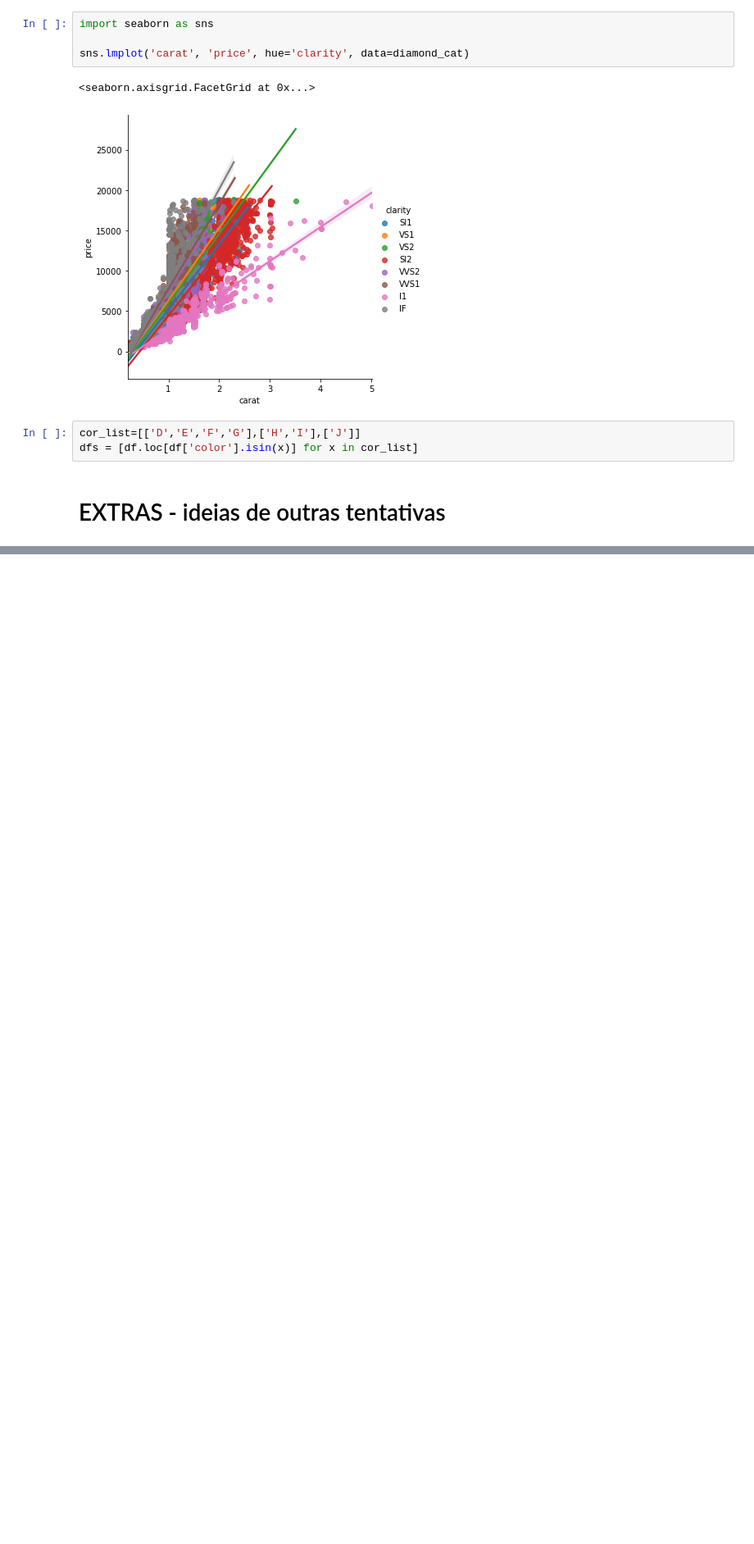
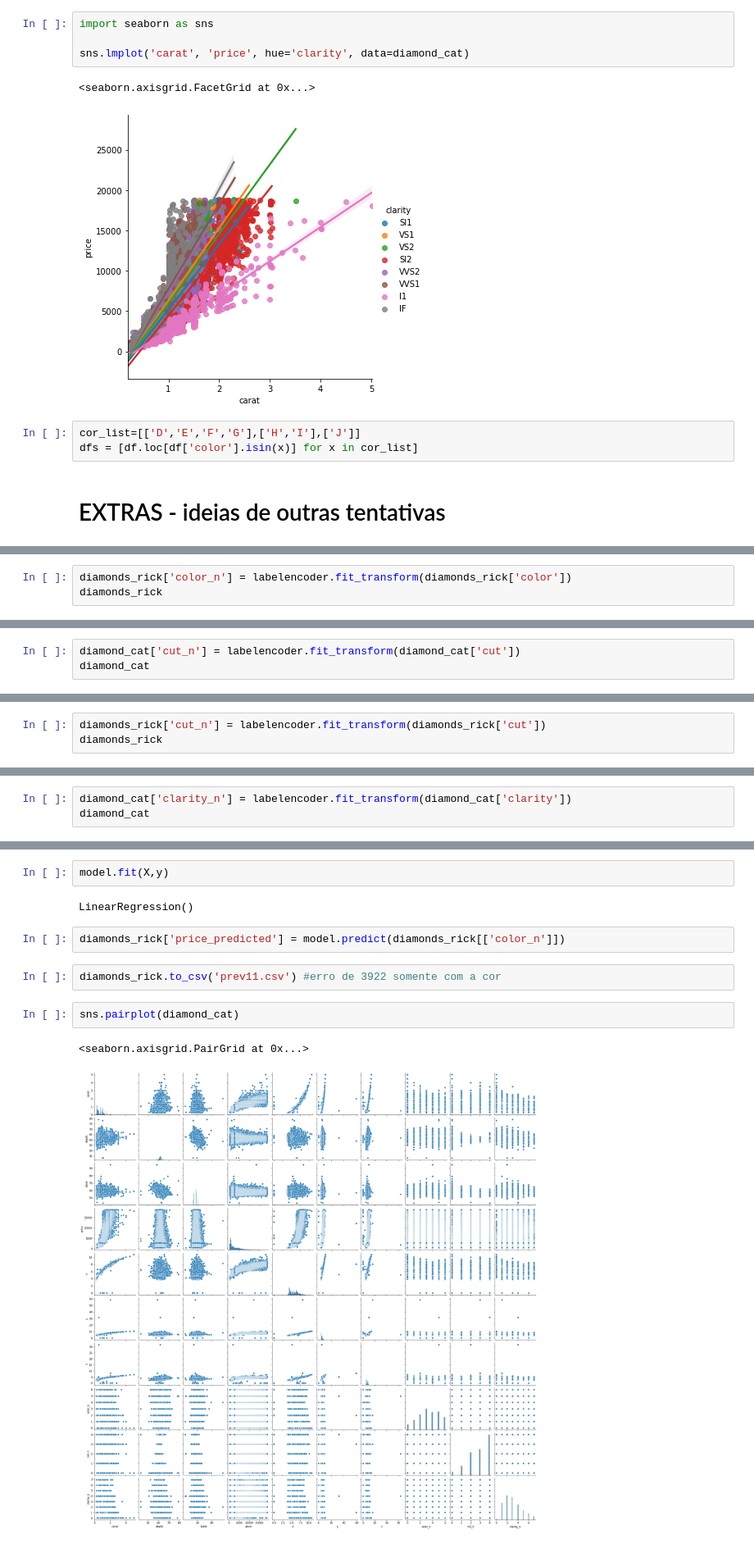
Before and after one commit to carlarbj/pricing_diamonds, a Jupyter notebook: diamond_price_prediction.ipynb, the cells around one changed output, grey strips where cells are left out. Shown at 82% size. Drawn from its saved outputs; the diff is of its cells as text; blank space fills up the shorter version.

Commit message:
erro 3922

```diff
--- a/diamond_price_prediction.ipynb
+++ b/diamond_price_prediction.ipynb
@@ -562,0 +722,3 @@ dfs = [df.loc[df['color'].isin(x)] for x in cor_list]
+# %%
+diamonds_rick['color_n'] = labelencoder.fit_transform(diamonds_rick['color'])
+diamonds_rick
@@ -562,0 +739,3 @@ dfs = [df.loc[df['color'].isin(x)] for x in cor_list]
+# %%
+diamond_cat['cut_n'] = labelencoder.fit_transform(diamond_cat['cut'])
+diamond_cat
@@ -562,0 +756,3 @@ dfs = [df.loc[df['color'].isin(x)] for x in cor_list]
+# %%
+diamonds_rick['cut_n'] = labelencoder.fit_transform(diamonds_rick['cut'])
+diamonds_rick
@@ -562,0 +773,3 @@ dfs = [df.loc[df['color'].isin(x)] for x in cor_list]
+# %%
+diamond_cat['clarity_n'] = labelencoder.fit_transform(diamond_cat['clarity'])
+diamond_cat
@@ -562,0 +814,13 @@ dfs = [df.loc[df['color'].isin(x)] for x in cor_list]
+# %%
+model.fit(X,y)
+# %% [output]
+LinearRegression()
+# %%
+diamonds_rick['price_predicted'] = model.predict(diamonds_rick[['color_n']])
+# %%
+diamonds_rick.to_csv('prev11.csv') #erro de 3922 somente com a cor
+# %%
+sns.pairplot(diamond_cat)
+# %% [output]
+<seaborn.axisgrid.PairGrid at 0x...>
+[figure, added]
```
Also changed, not shown: parts of 28 cells of this notebook, 1 other file.
